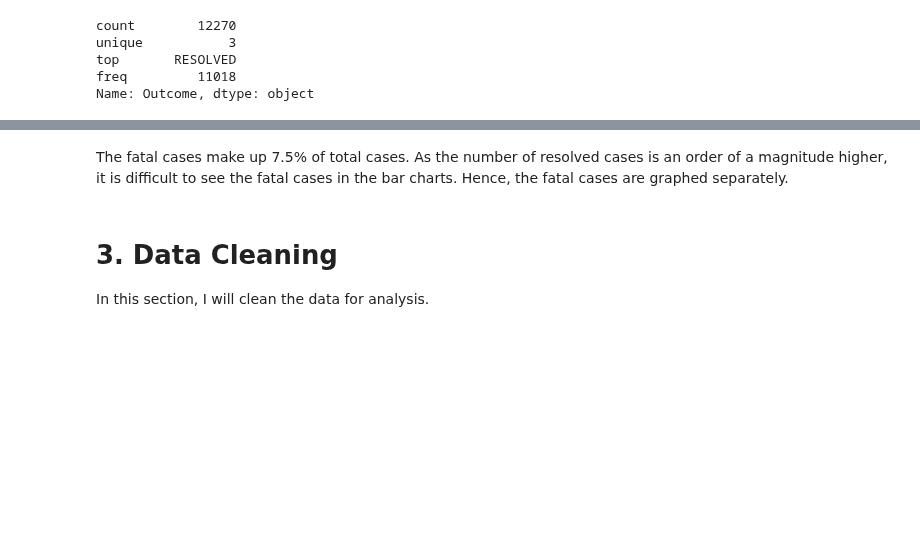
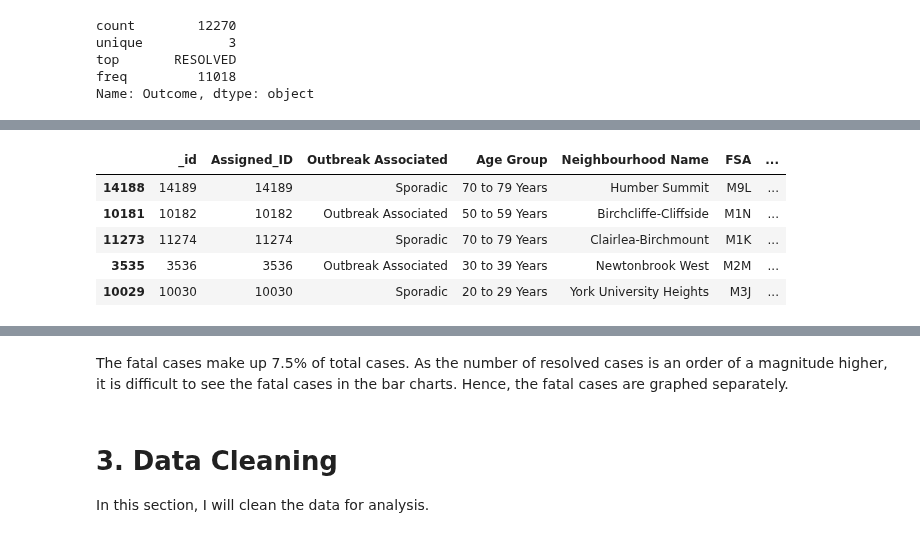
Before and after one commit to adrienne-siu/toronto_covid-19_cases_project, a Jupyter notebook: toronto_covid_notebook.ipynb, the cells around one changed output, grey strips where cells are left out. Saved outputs shown, nothing was run; the diff lists cells and outputs as text; code cells hidden in the pictures; blank space fills up the shorter version.

```diff
--- a/toronto_covid_notebook.ipynb
+++ b/toronto_covid_notebook.ipynb
@@ -137,3 +152,12 @@ Name: Outcome, dtype: object
+# %%
+train_df.head()
+# %% [output]
+|  | _id | Assigned_ID | Outbreak Associated | Age Group | Neighbourhood Name | FSA | ... |
+| 14188 | 14189 | 14189 | Sporadic | 70 to 79 Years | Humber Summit | M9L | ... |
+| 10181 | 10182 | 10182 | Outbreak Associated | 50 to 59 Years | Birchcliffe-Cliffside | M1N | ... |
+| 11273 | 11274 | 11274 | Sporadic | 70 to 79 Years | Clairlea-Birchmount | M1K | ... |
+| 3535 | 3536 | 3536 | Outbreak Associated | 30 to 39 Years | Newtonbrook West | M2M | ... |
+| 10029 | 10030 | 10030 | Sporadic | 20 to 29 Years | York University Heights | M3J | ... |
 # %%
 # Function to obtain filtered entries in dataset
 # Input: column_name is a string for the name of the column, e.g. 'Outbreak', 'Age Group'
```
Also changed, not shown: parts of 12 cells of this notebook.
